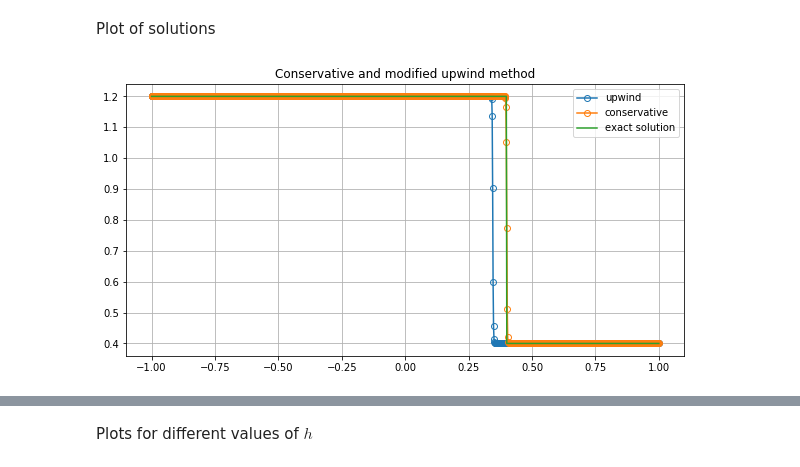
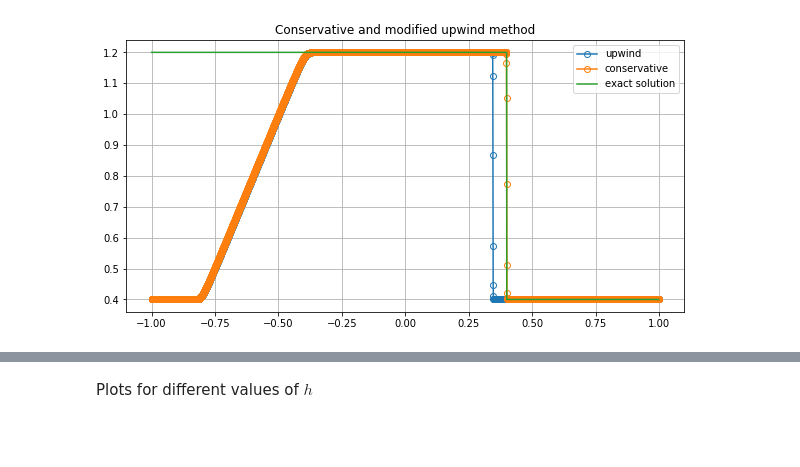
Before and after one commit to fdrmrc/HigherNumericalMathematicsPS, a Jupyter notebook: Sheet3/Burgers_Upwinds.ipynb, the cells around one changed output, grey strips where cells are left out. Cells and saved outputs as stored; diff of their text form; code cells hidden in the pictures; blank space fills up the shorter version.

```diff
--- a/Sheet3/Burgers_Upwinds.ipynb
+++ b/Sheet3/Burgers_Upwinds.ipynb
@@ -43,56 +29,53 @@ plt.show()
 # %%
 def noncon_upwind(dx,dt,tf,ul,ur):
     nx=int(np.ceil((b-a)/dx))
     x=np.linspace(a,b,nx+1)
-    u=u0(x,ul,ur) #size N+1
+    x=x[0:-1] #x_0,...,x_N-1
+    u=u0(x,ul,ur) #size N
     t=0
     while (t<tf):
         dt=np.min([dt,tf-dt])
         un=u.copy()
-
-        for i in range(1,nx+1):#from x_1 to x_N
+        for i in range(1,nx): #from x_1 to x_N-1
             u[i]=un[i]-(dt/dx)*un[i]*(un[i]-un[i-1])
-        u[0]=u[1]
+        u[0]=un[0]-(dt/dx)*un[0]*(un[0]-un[nx-1])
         t=t+dt
-    return u
-
+    return x,u
 
 def conservative_upwind(dx,dt,tf,ul,ur):
     nx=int(np.ceil((b-a)/dx))
-    x=np.linspace(a,b,nx+1)
-    u=u0(x,ul,ur) #size N+1
+    x=np.linspace(a,b,nx+1) #x_0,...,x_N (N+1 points)
+    x=x[0:-1] #x_0,...,x_N-1, #N points
+    u=u0(x,ul,ur) #size N
     t=0
     while (t<tf):
         dt=np.min([dt,tf-dt])
         un=u.copy()
-        for i in range(1,nx+1):#from x_1 to x_N
+        for i in range(1,nx):#from x_1 to x_N-1
             u[i]=un[i]-(dt/dx)*0.5*(un[i]**2-un[i-1]**2)
-        u[0]=u[1]
+        u[0]=un[0]-(dt/dx)*0.5*(un[0]**2 - un[nx-1]**2)
         t=t+dt
-    return u
+    return x,u
 
-nx=1111
+nx=4000
 dx=(b-a)/nx
 dt=0.5*dx
-tf=0.5
+tf=.5
 ul=1.2
 ur=0.4
 ShockSpeed=(ul+ur)/2
 
-x=np.linspace(a,b,nx+1)
-unc=noncon_upwind(dx,dt,tf,ul,ur)
-ucon=conservative_upwind(dx,dt,tf,ul,ur)
+x, unc=noncon_upwind(dx,dt,tf,ul,ur)
+x, ucon=conservative_upwind(dx,dt,tf,ul,ur)
+
+#plots
+plt.figure(figsize=(10,5))
+plt.plot(x,unc,'-o',markerfacecolor='none',label='upwind')
+plt.plot(x,ucon,'-o',markerfacecolor='none',label='conservative')
+plt.plot(x,uexact(x,tf,ul,ur),'-',label='exact solution')
+plt.legend()
+plt.grid()
+plt.title('Conservative and modified upwind method')
+plt.show()
+# %% [output]
+[figure, added]
-# %% [markdown]
-Plot of solutions
-# %%
-#plots
-plt.figure(figsize=(10,5))
-plt.plot(x,unc,'-o',markerfacecolor='none',label='upwind')
-plt.plot(x,ucon,'-o',markerfacecolor='none',label='conservative')
-plt.plot(x,uexact(x,tf,ul,ur),label='exact solution')
-plt.legend()
-plt.grid()
-plt.title('Conservative and modified upwind method')
-plt.show()
-# %% [output]
-[figure, removed]
```
Also changed, not shown: parts of 6 cells of this notebook.
